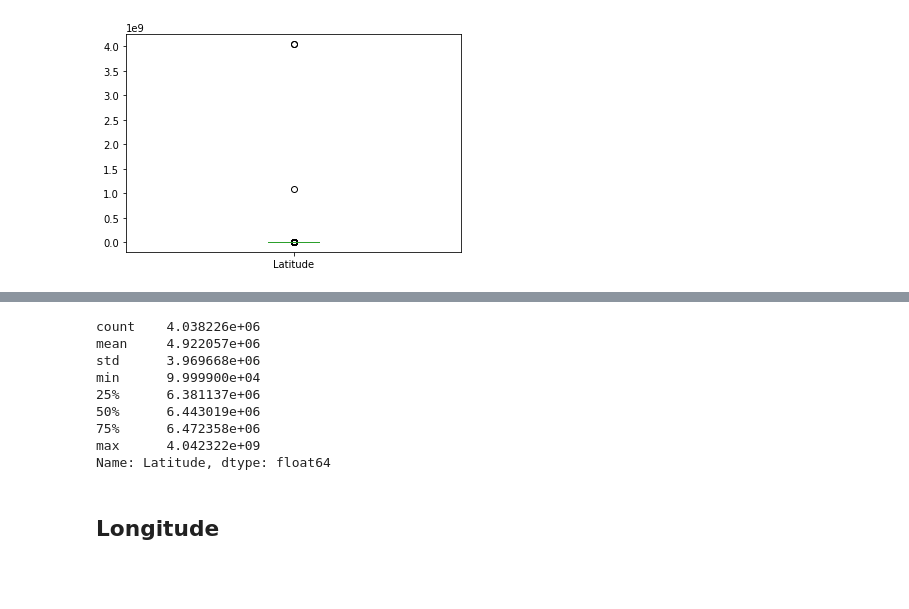
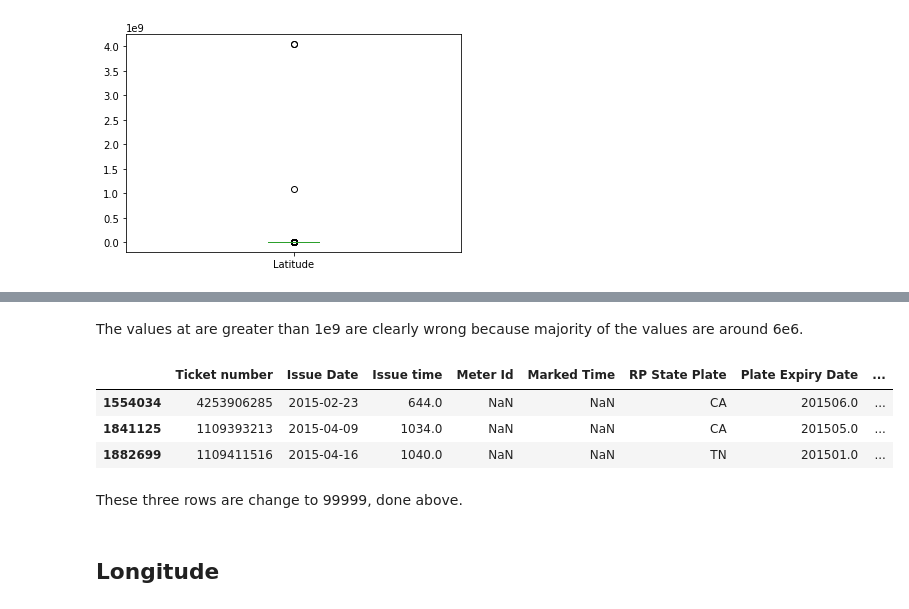
Before and after one commit to jachen36/2018_la_parking_citation, a Jupyter notebook: cleaning.ipynb, the cells around one changed output, grey strips where cells are left out. Drawn from its saved outputs; the diff is of its cells as text; code cells hidden in the pictures; blank space fills up the shorter version.

```diff
--- a/cleaning.ipynb
+++ b/cleaning.ipynb
@@ -1544,15 +1472,15 @@ Name: Latitude, dtype: float64
-# %%
-df['Latitude'].describe()
-# %% [output]
-count    4.038226e+06
-mean     4.922057e+06
-std      3.969668e+06
-min      9.999900e+04
-25%      6.381137e+06
-50%      6.443019e+06
-75%      6.472358e+06
-max      4.042322e+09
-Name: Latitude, dtype: float64
+# %% [markdown]
+The values at are greater than 1e9 are clearly wrong because majority of the values are around 6e6.
+# %%
+## There are only three rows
+df[df['Latitude'] > 5e7]
+# %% [output]
+|  | Ticket number | Issue Date | Issue time | Meter Id | Marked Time | RP State Plate | Plate Expiry Date | ... |
+| 1554034 | 4253906285 | 2015-02-23 | 644.0 | NaN | NaN | CA | 201506.0 | ... |
+| 1841125 | 1109393213 | 2015-04-09 | 1034.0 | NaN | NaN | CA | 201505.0 | ... |
+| 1882699 | 1109411516 | 2015-04-16 | 1040.0 | NaN | NaN | TN | 201501.0 | ... |
+# %% [markdown]
+These three rows are change to 99999, done above.
 # %% [markdown]
 ## Longitude
 # %%
```
Also changed, not shown: parts of 39 cells of this notebook.
